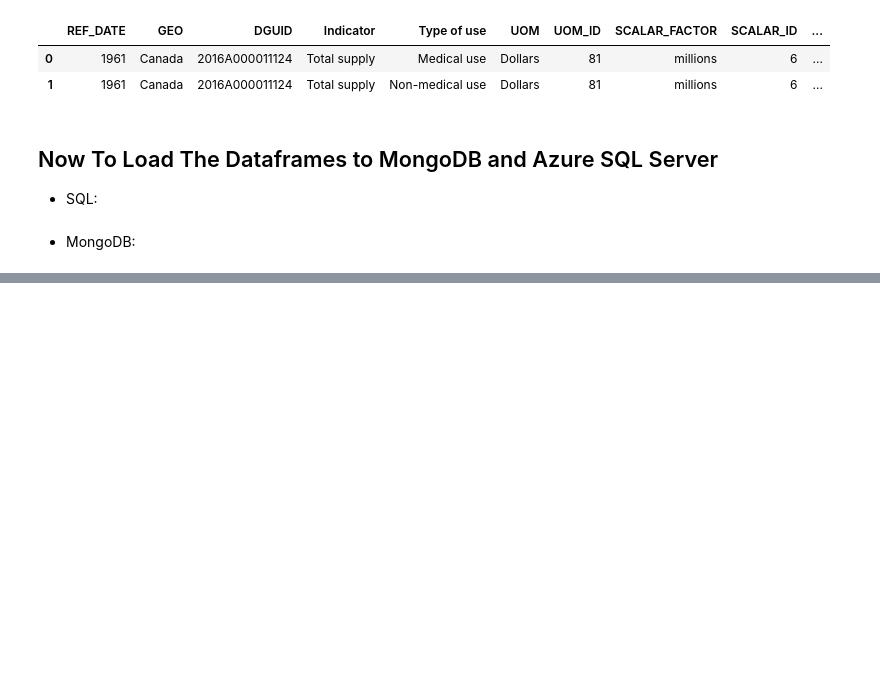
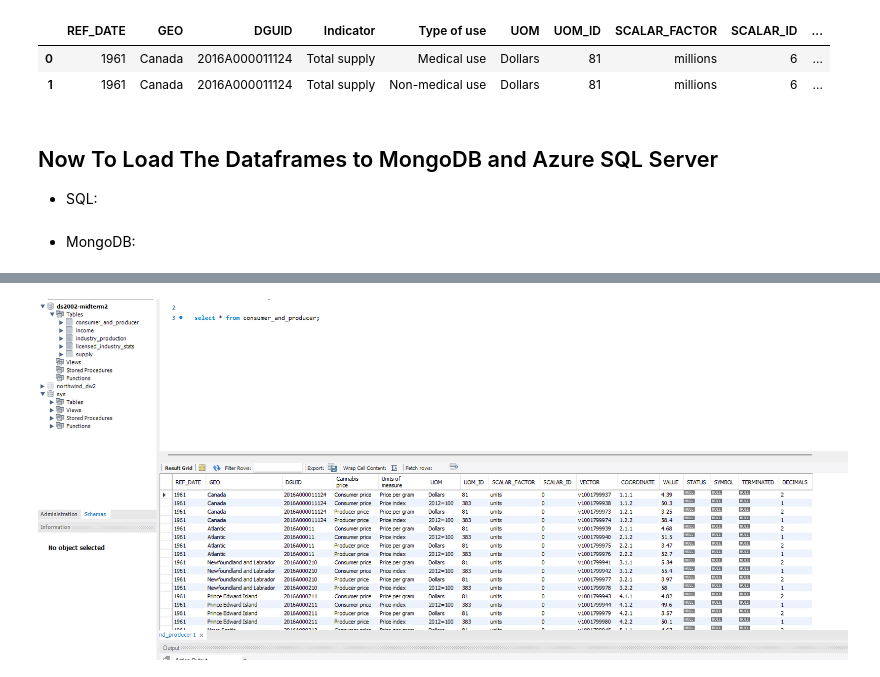
Before and after one commit to wloving77/ds2002-midterm2, a Jupyter notebook: data_initializer.ipynb, the cells around one changed output, grey strips where cells are left out. Drawn from its saved outputs; the diff is of its cells as text; code cells hidden in the pictures; blank space fills up the shorter version.

```diff
--- a/data_initializer.ipynb
+++ b/data_initializer.ipynb
@@ -154,0 +159,4 @@ Image(filename='sql_data_mart.png')
+# %%
+Image(filename = "sqlProof-MT2.png")
+# %% [output]
+[figure, added]
```
Also changed, not shown: parts of 4 cells of this notebook.
